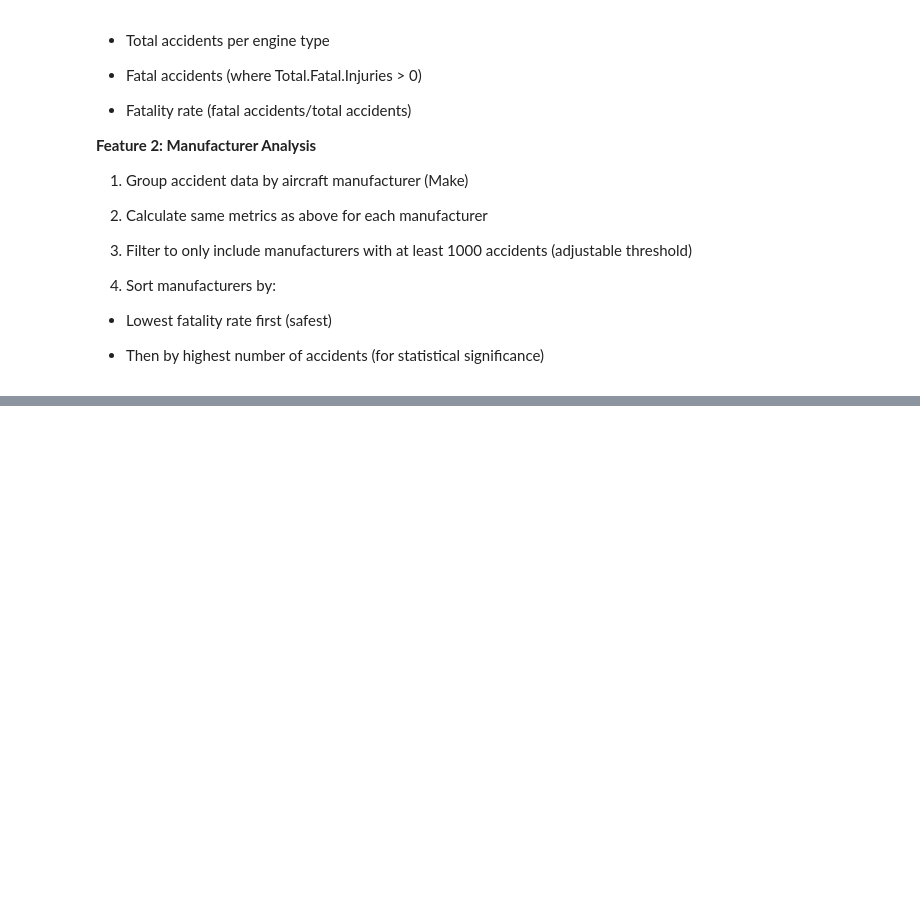
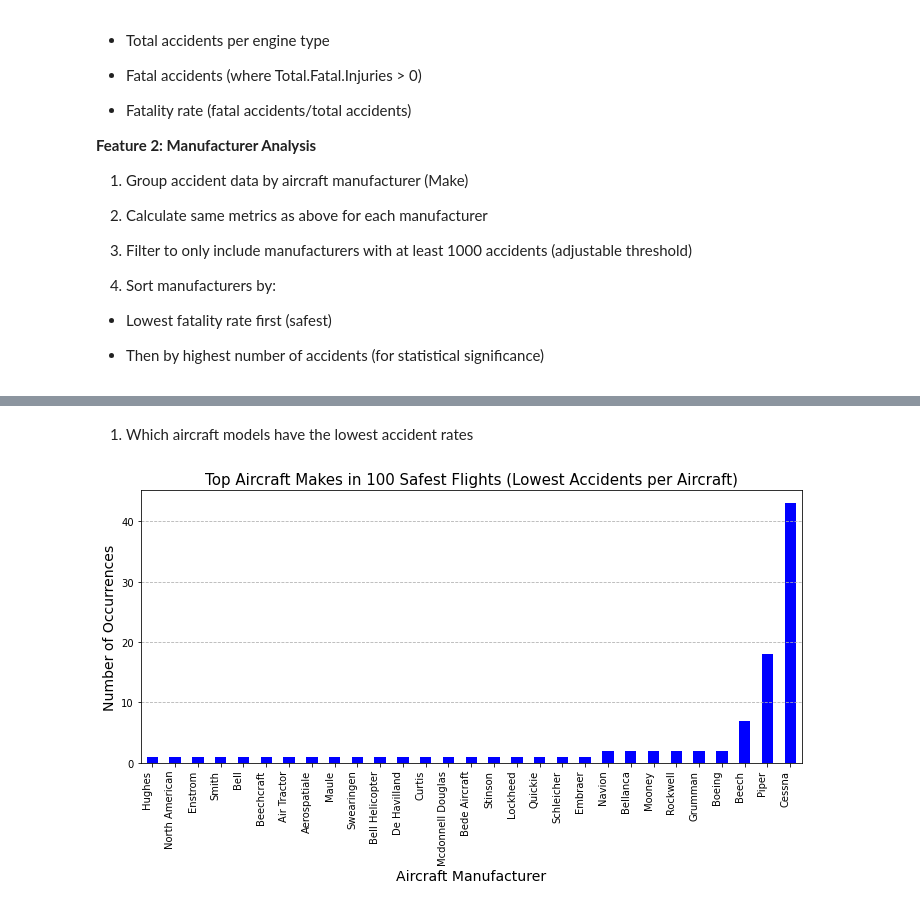
Before and after one commit to KweyuV/dsc-phase-1-project-v3, a Jupyter notebook: student.ipynb, the cells around one changed output, grey strips where cells are left out. Drawn from its saved outputs; the diff is of its cells as text; code cells hidden in the pictures; blank space fills up the shorter version.

Commit message:
data visualizations

```diff
--- a/student.ipynb
+++ b/student.ipynb
@@ -257,6 +252,13 @@ df_clean.shape
 
 # Standardize manufacturer names
 df_clean['Make'] = df_clean['Make'].str.title()
+
+# Convert all weather conditions to uppercase
+df_clean['Weather.Condition'] = df_clean['Weather.Condition'].str.upper()
+
+# Replace unknown/missing/ambiguous entries with 'UNKNOWN' in Weather.condition column
+unknown_terms = ['UNK', 'UNKNOWN', 'Unk', '']
+df_clean['Weather.Condition'] = df_clean['Weather.Condition'].replace(unknown_terms, 'UNK')
 # %% [markdown]
 The dataset has gone through data cleaning and now requires a detailed analysis leading to visualizations. The key questions are about accident rates, features affecting risk, and external factors.
 
@@ -307,9 +309,9 @@ safest_models_with_make = accident_analysis_filtered.merge(df_clean[['Model', 'M
 
 # Sort by 'Accidents_Per_Aircraft' in ascending order to establish top 100 'Make's with the least accidents.
 safest_models_with_make = safest_models_with_make.sort_values('Accidents_Per_Aircraft', ascending= True)
-safest_models_with_make = df_clean['Make'].value_counts().sort_values(ascending= True)
-print("Count of lowest accidents per aircraft(100 Flights):")
-print("-" * 33)
+safest_models_with_make = df_clean['Make'].head(100).value_counts().sort_values(ascending= True)
+print("Lowest accidents per aircraft(TOP 100 Flights)")
+print("-" * 46)
 print(df_clean['Make'].head(100).value_counts())
 print(f"The most repeated Aircraft is:",df_clean['Make'].head(100).mode())
 # %% [output]
@@ -433,0 +498,18 @@ The analysis helps identify which manufacturers have the best safety records, wh
+# %% [markdown]
+1. Which aircraft models have the lowest accident rates
+# %%
+# Create the plot
+plt.figure(figsize=(10, 6))
+safest_models_with_make.plot(kind='bar', color='blue')
+
+# Customize the plot
+plt.title('Top Aircraft Makes in 100 Safest Flights (Lowest Accidents per Aircraft)', fontsize=15)
+plt.xlabel('Aircraft Manufacturer', fontsize=14)
+plt.ylabel('Number of Occurrences', fontsize=14)
+plt.xticks(rotation=90, ha='right')  # Rotate labels for better readability
+plt.grid(axis='y', linestyle='--', alpha=2.0)
+
+plt.tight_layout()
+plt.show()
+# %% [output]
+[figure, added]
```
Also changed, not shown: parts of 14 cells of this notebook.
